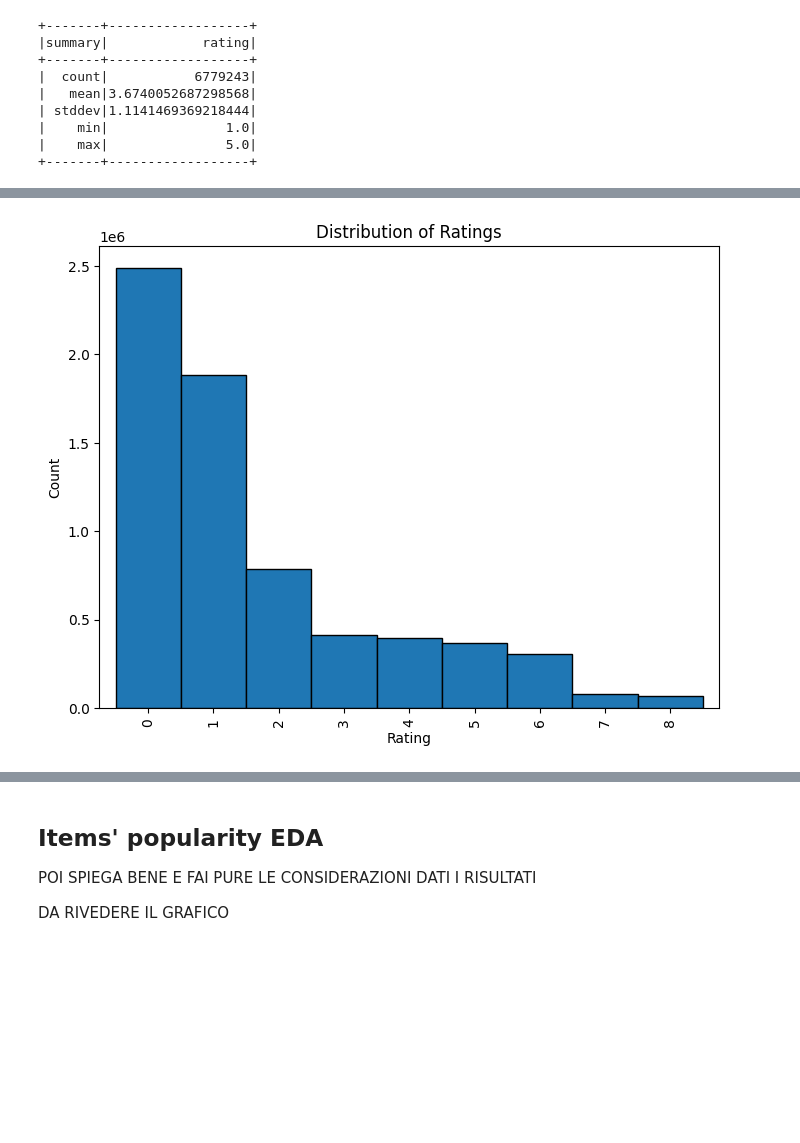
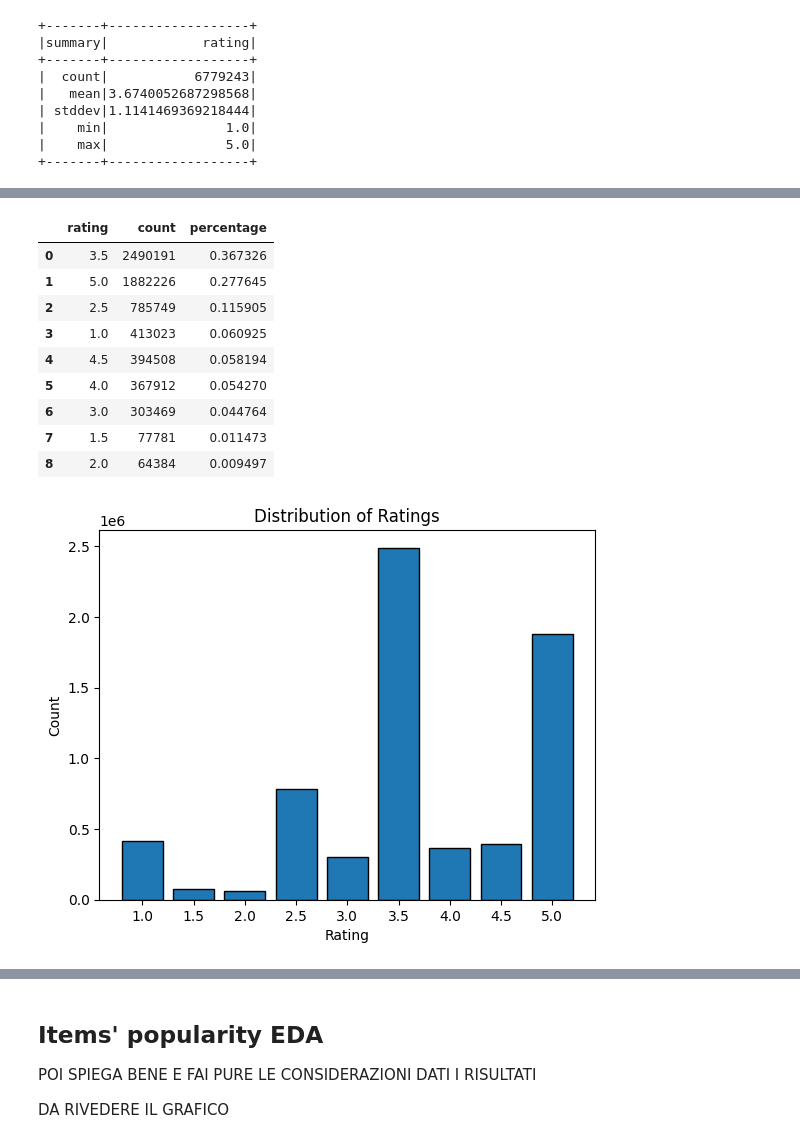
Before and after one commit to LuciaFores/big-data-computing, a Jupyter notebook: Project/Videogame_Recommender_System.ipynb, the cells around one changed output, grey strips where cells are left out. Saved outputs shown, nothing was run; the diff lists cells and outputs as text; code cells hidden in the pictures; blank space fills up the shorter version.

Commit message:
Update Videogame_Recommender_System.ipynb
- Added better plots and CDF

```diff
--- a/Project/Videogame_Recommender_System.ipynb
+++ b/Project/Videogame_Recommender_System.ipynb
@@ -960,14 +1011,6 @@ reviews_df.count()
 # in order to compile the new column called 'review_vote'
 @udf(FloatType())
 def create_ratings(recommendation, total_played_hours, main_story, main_extra, completionist, all_styles):
-  # at first I get all the possible data that could help me
-  #recommendation = review_row['recommended']
-  #total_played_hours = review_row['total_played_hours']
-  #played_hours_on_review = review_row['played_hours_on_review']
-  #main_story = review_row['main_story']
-  #main_extra = review_row['main_extra']
-  #completionist = review_row['completionist']
-  #all_styles = review_row['all_style']
   negative_ratings = [1.0, 1.5, 2.0, 2.5]
   neutral_ratings = 3.0
   positive_ratings = [3.5, 4.0, 4.5, 5.0]
@@ -996,11 +1039,7 @@ def create_ratings(recommendation, total_played_hours, main_story, main_extra, c
     #   vote for the category
     avg_playtime = (main_story + main_extra + completionist + all_styles)/4
     enj_percentage = (total_played_hours*100)/avg_playtime
-    rate_index = int(enj_percentage // 25) - 1
-    if rate_index < 0:
-      rate_index = 0
-    if rate_index > 3:
-      rate_index = 3
+    rate_index = min(int(enj_percentage // 25), 3)
     if recommendation == 'Recommended':
       return positive_ratings[rate_index]
     return negative_ratings[rate_index]
@@ -1072,4 +1128,4 @@ reviews_df.select('rating').summary().show()
 |    max|               5.0|
 +-------+------------------+
 # %%
-ratings_df_1 = reviews_df.groupby('rating').count().orderBy('count', ascending=False)
+ratings_df = reviews_df.groupby('rating').count().orderBy('count', ascending=False)
@@ -1086,0 +1132,2 @@ ratings_df_1.head()
+# %%
+ratings_df = ratings_df.toPandas()
@@ -1087,10 +1147,25 @@ ratings_df_1.head()
+# %%
+tot_rows = reviews_df.count()
+ratings_df['percentage'] = ratings_df['count']/tot_rows
+# %%
+ratings_df.head(n=10)
+# %% [output]
+|  | rating | count | percentage |
+| 0 | 3.5 | 2490191 | 0.367326 |
+| 1 | 5.0 | 1882226 | 0.277645 |
+| 2 | 2.5 | 785749 | 0.115905 |
+| 3 | 1.0 | 413023 | 0.060925 |
+| 4 | 4.5 | 394508 | 0.058194 |
+| 5 | 4.0 | 367912 | 0.054270 |
+| 6 | 3.0 | 303469 | 0.044764 |
+| 7 | 1.5 | 77781 | 0.011473 |
+| 8 | 2.0 | 64384 | 0.009497 |
 # %%
-plt.figure(figsize=(8, 6))
-ratings_df_1['count'].plot(kind="bar", edgecolor='black', width=1.0)
+plt.bar(ratings_df['rating'], ratings_df['count'], edgecolor='black', width=.4, tick_label = ratings_df['rating'])
 plt.xlabel('Rating')
 plt.ylabel('Count')
 plt.title('Distribution of Ratings')
 plt.show()
 # %% [output]
-[figure, old version]
+[figure, new version]
 # %%
```
Also changed, not shown: parts of 26 cells of this notebook.
